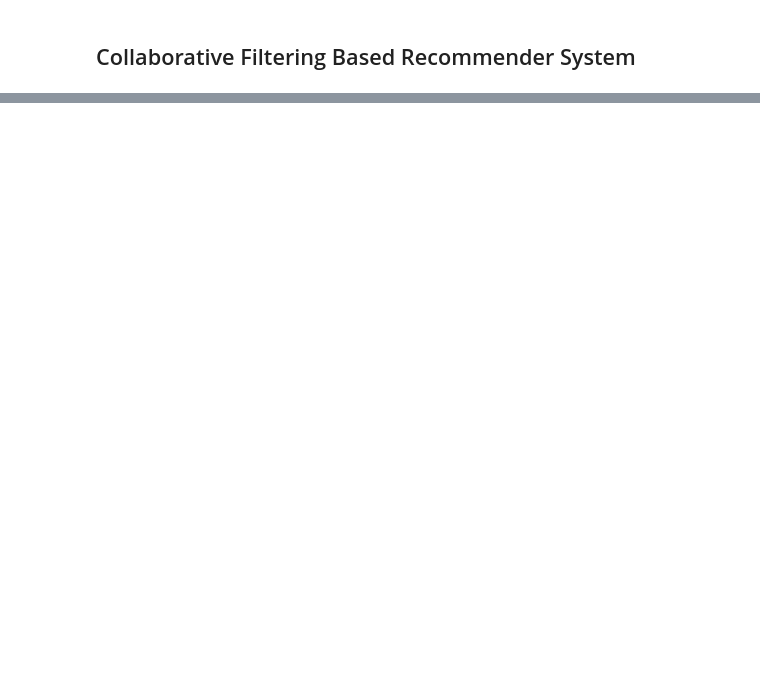
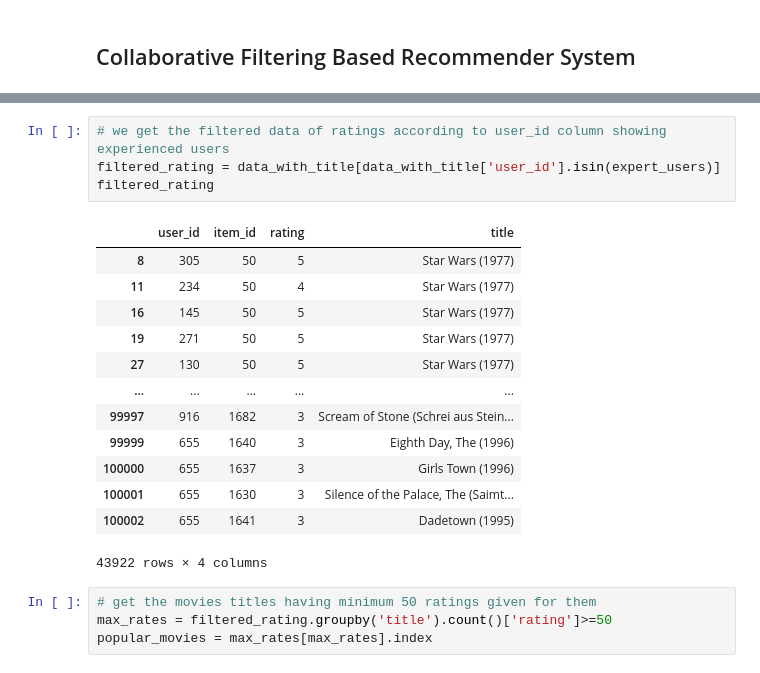
Before and after one commit to Arya202004/Movie_recommender_system, a Jupyter notebook: movie-recommender-system.ipynb, the cells around one changed output, grey strips where cells are left out. Saved outputs shown, nothing was run; the diff lists cells and outputs as text; blank space fills up the shorter version.

```diff
--- a/Recommsystem.ipynb
+++ b/movie-recommender-system.ipynb
@@ -223,0 +231,22 @@ popular.merge(movie_title,on='title').drop_duplicates('title')
+# %%
+# we get the filtered data of ratings according to user_id column showing experienced users
+filtered_rating = data_with_title[data_with_title['user_id'].isin(expert_users)]
+filtered_rating
+# %% [output]
+|  | user_id | item_id | rating | title |
+| 8 | 305 | 50 | 5 | Star Wars (1977) |
+| 11 | 234 | 50 | 4 | Star Wars (1977) |
+| 16 | 145 | 50 | 5 | Star Wars (1977) |
+| 19 | 271 | 50 | 5 | Star Wars (1977) |
+| 27 | 130 | 50 | 5 | Star Wars (1977) |
+| ... | ... | ... | ... | ... |
+| 99997 | 916 | 1682 | 3 | Scream of Stone (Schrei aus Stein... |
+| 99999 | 655 | 1640 | 3 | Eighth Day, The (1996) |
+| 100000 | 655 | 1637 | 3 | Girls Town (1996) |
+| 100001 | 655 | 1630 | 3 | Silence of the Palace, The (Saimt... |
+| 100002 | 655 | 1641 | 3 | Dadetown (1995) |
+43922 rows × 4 columns
+# %%
+# get the movies titles having minimum 50 ratings given for them
+max_rates = filtered_rating.groupby('title').count()['rating']>=50
+popular_movies = max_rates[max_rates].index
```
Also changed, not shown: parts of 21 cells of this notebook.
